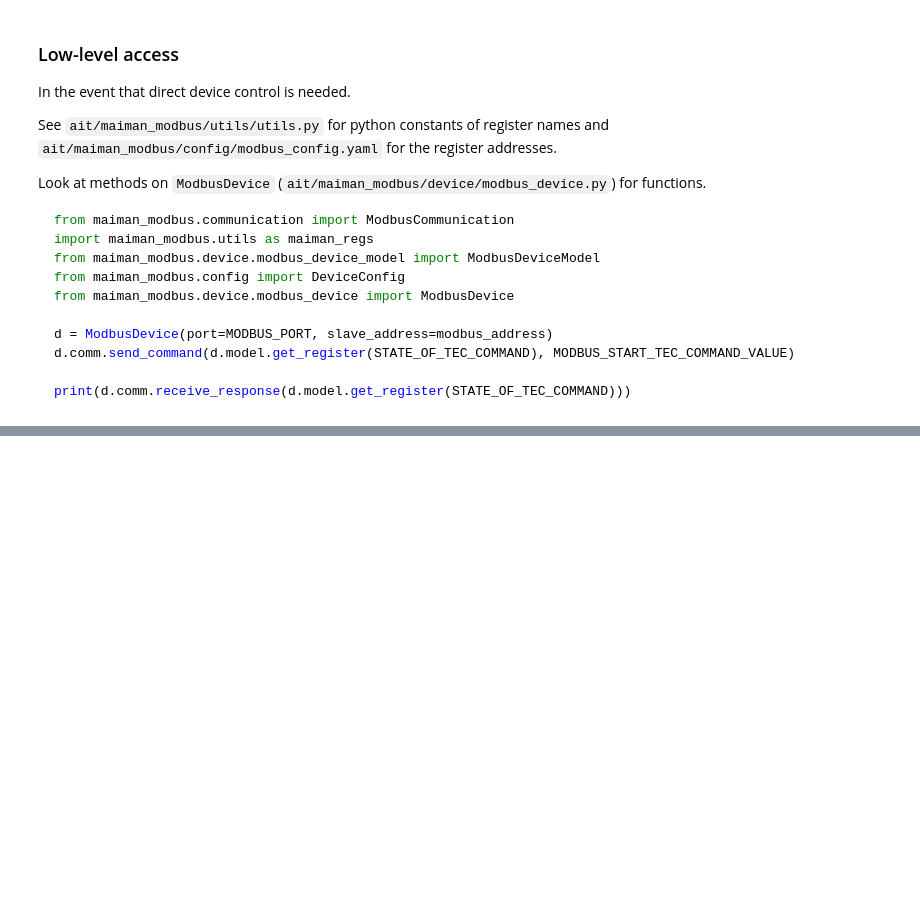
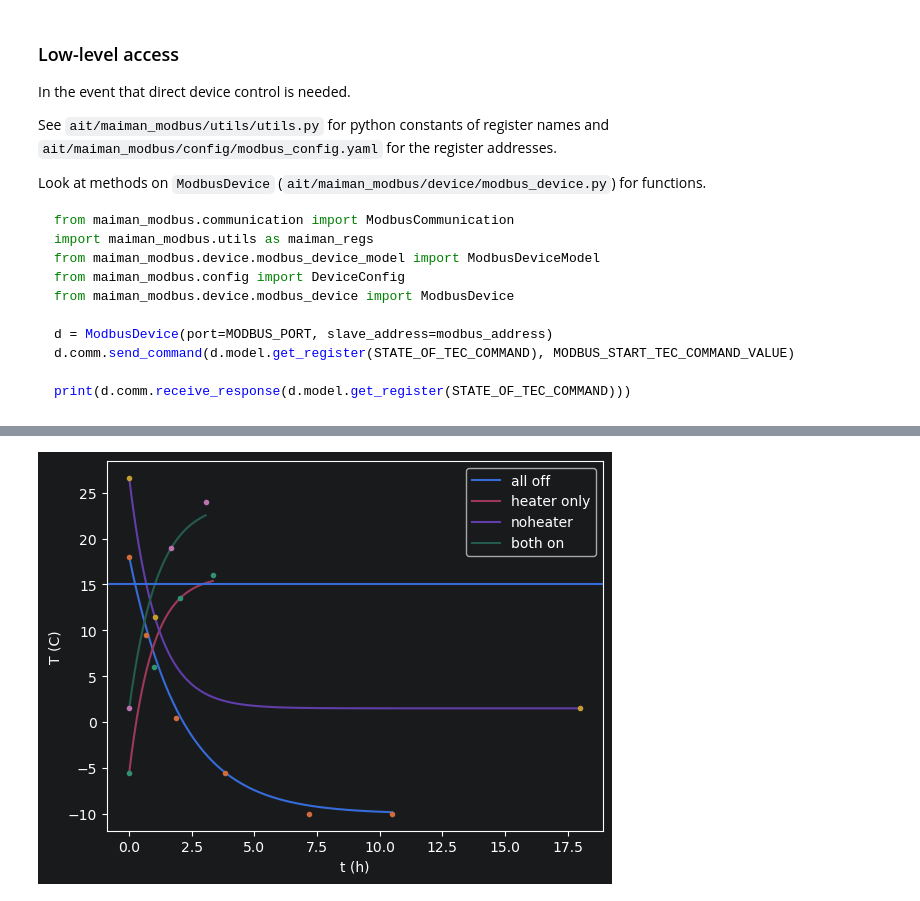
Before and after one commit to CaltechOpticalObservatories/hispec-fib, a Jupyter notebook: ait/photonic_testing/photonic_testing_template.ipynb, the cells around one changed output, grey strips where cells are left out. Cells and saved outputs as stored; diff of their text form; code cells hidden in the pictures; blank space fills up the shorter version.

```diff
--- a/ait/photonic_testing/photonic_testing_template.ipynb
+++ b/ait/photonic_testing/photonic_testing_template.ipynb
@@ -223,0 +502,59 @@ print(d.comm.receive_response(d.model.get_register(STATE_OF_TEC_COMMAND)))
+# %%
+import matplotlib.pyplot as plt
+
+series = {
+    'all off': [(0, 18),
+            (40, 9.5),
+            (112, .5),
+            (230, -5.5),
+            (230+200, -10),(230+200+200, -10)],
+    'heater only': [(0, -5.5),
+               (60, 6),
+               (122, 13.5),
+               (200, 16)],
+    'noheater': [(0, 26.6),
+               (61, 11.5),
+               (18 * 60, 1.5)],
+    'both on': [
+        (0, 1.5),
+        (101, 19),
+        (101 + 65 + 17, 24)
+    ]
+}
+
+import numpy as np
+
+for k, s in series.items():
+    x, y = zip(*s)
+    x = np.array(x, dtype=float)
+    y = np.array(y, dtype=float)
+
+    X_ = np.linspace(x.min(), x.max(), 200)
+
+    # Quick exponential interpolation for heating/cooling-like behavior:
+    # y(t) = y_inf + (y0 - y_inf) * exp(-(t - t0)/tau)
+    y0 = y[0]
+    y_inf = y[-1]
+    tau0 = max((x.max() - x.min()) / 2, 1.0)
+
+    if len(x) >= 3:
+        mid_idx = len(x) // 2
+        t_mid = x[mid_idx]
+        y_mid = y[mid_idx]
+        denom = (y0 - y_inf)
+        if denom != 0 and y_mid != y_inf:
+            ratio = (y_mid - y_inf) / denom
+            if ratio > 0:
+                tau0 = max(-(t_mid - x.min()) / np.log(ratio), 1e-6)
+
+    Y_ = y_inf + (y0 - y_inf) * np.exp(-(X_ - x.min()) / tau0)
+
+    plt.plot(X_ / 60, Y_, label=k)
+    plt.plot(x / 60, y, '.')
+    plt.xlabel("t (h)")
+    plt.ylabel("T (C)")
+plt.axhline(15)
+plt.legend()
+plt.show()
+# %% [output]
+[figure, added]
```
Also changed, not shown: parts of 28 cells of this notebook.
